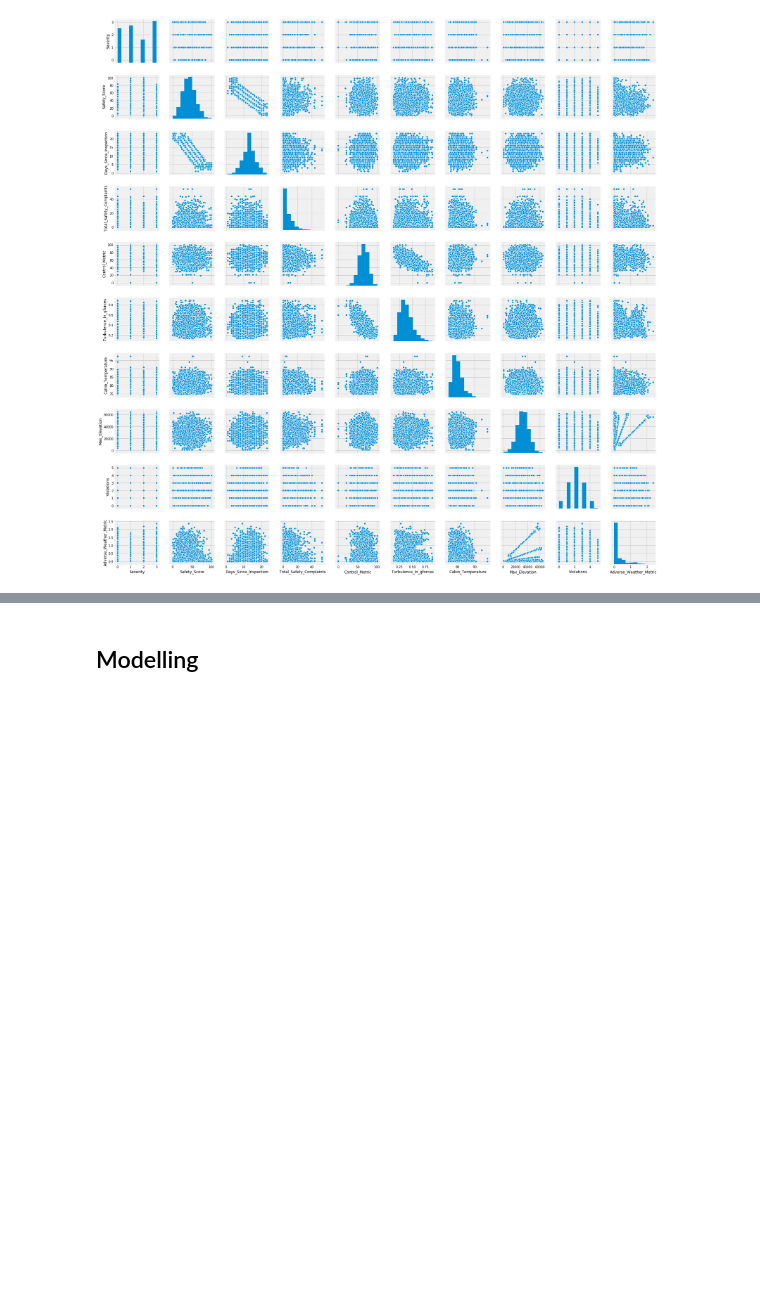
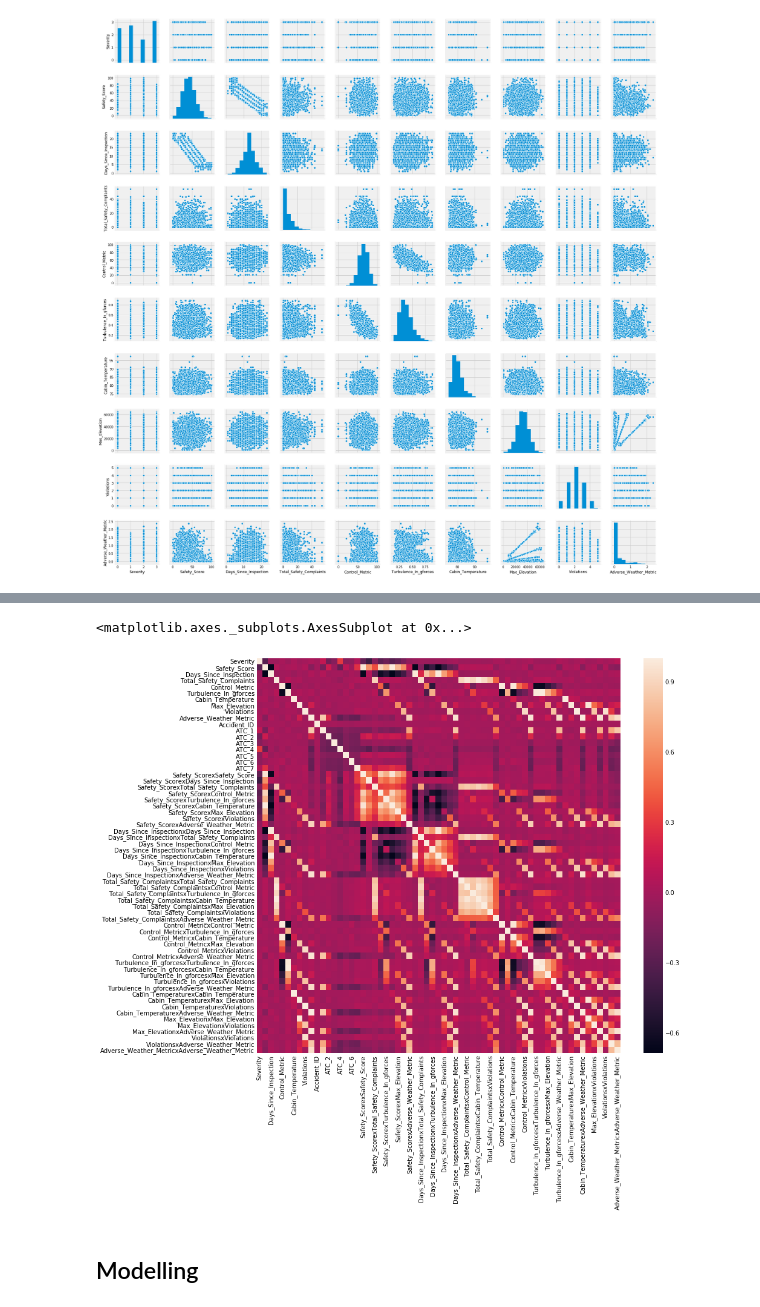
Before and after one commit to dmkirichen/airplane_accidents_severity, a Jupyter notebook: Untitled.ipynb, the cells around one changed output, grey strips where cells are left out. Cells and saved outputs as stored; diff of their text form; code cells hidden in the pictures; blank space fills up the shorter version.

```diff
--- a/Untitled.ipynb
+++ b/Untitled.ipynb
@@ -116,7 +116,7 @@ Also, we see that our target variable is ordinal, so we can encode it.
 train_enc_df = train_df.copy()
 back_mapper = {0: "Minor_Damage_And_Injuries", 1: "Significant_Damage_And_Serious_Injuries",
           2: "Significant_Damage_And_Fatalities", 3: "Highly_Fatal_And_Damaging"}
-mapper = dict(zip(mapper.values(), mapper.keys()))
+mapper = dict(zip(back_mapper.values(), back_mapper.keys()))
 
 train_enc_df["Severity"] = train_df["Severity"].replace(mapper)
 train_enc_df.head()
@@ -253,2 +294,10 @@ sns.pairplot(train_oh_df[prplot_cols])
+# %%
+corr_df = poly_train_df.corr()
+
+plt.figure(figsize=(12, 12))
+sns.heatmap(corr_df)
+# %% [output]
+<matplotlib.axes._subplots.AxesSubplot at 0x...>
+[figure, added]
 # %% [markdown]
 ## Modelling
```
Also changed, not shown: parts of 15 cells of this notebook, 1 other file.
